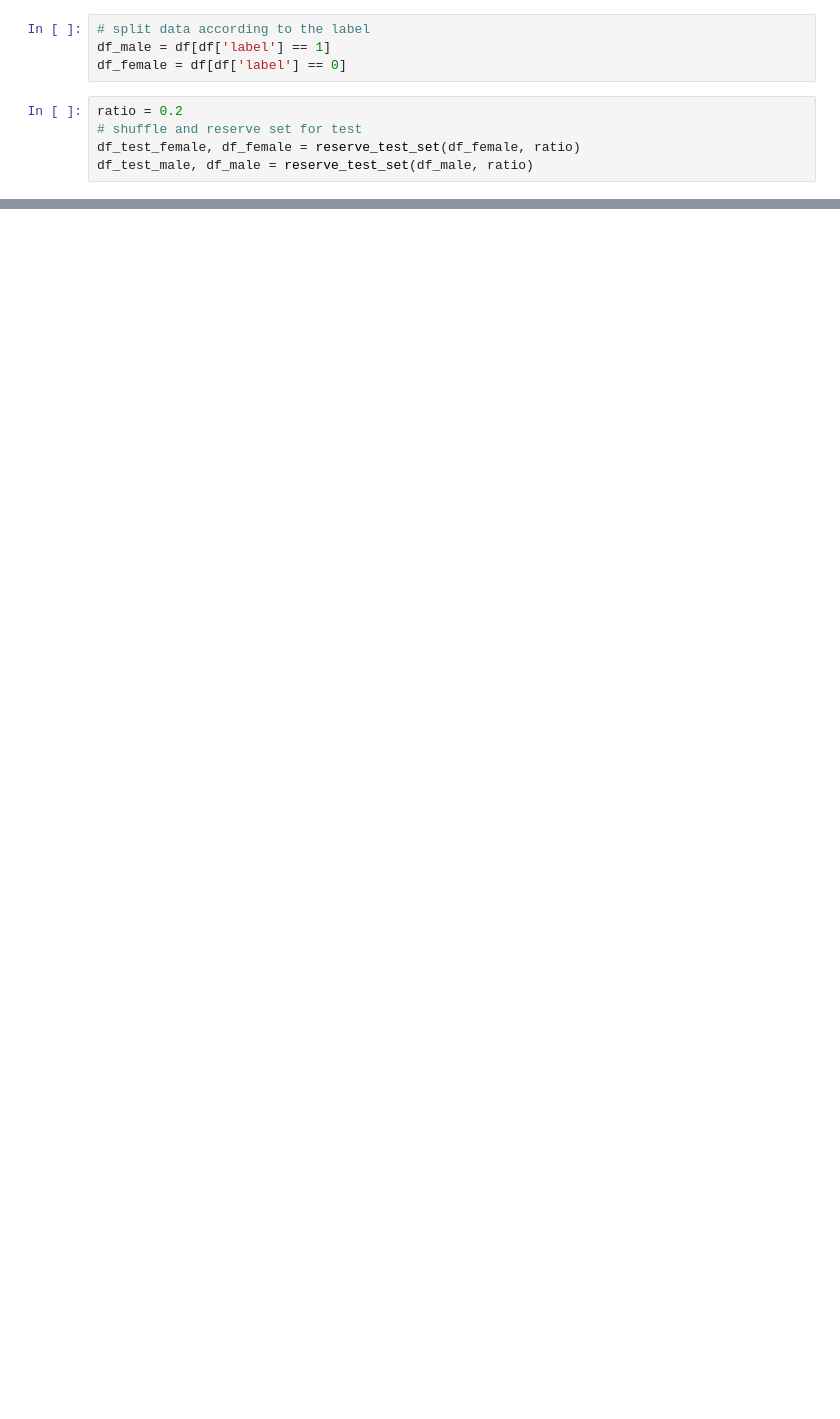
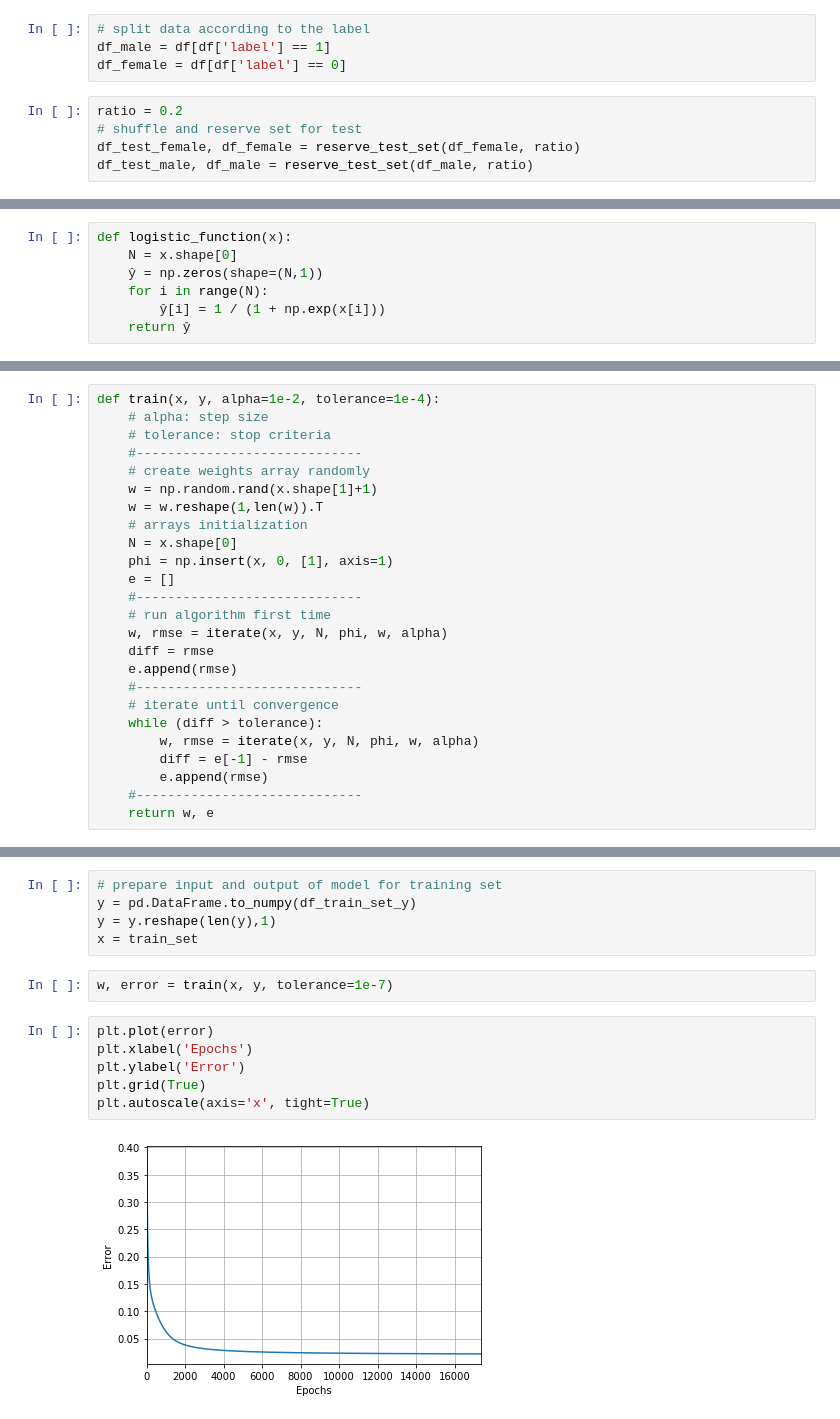
Before and after one commit to ito-rafael/IA006C-MachineLearning, a Jupyter notebook: efc2/efc2_ex1.ipynb, the cells around one changed output, grey strips where cells are left out. Cells and saved outputs as stored; diff of their text form; blank space fills up the shorter version.

```diff
--- a/efc2/efc2_ex1.ipynb
+++ b/efc2/efc2_ex1.ipynb
@@ -99,0 +98,7 @@ array([[ 0.80049332,  0.19454469, -0.71038252, ...,  0.87536633,
+# %%
+def logistic_function(x):
+    N = x.shape[0]
+    ŷ = np.zeros(shape=(N,1))
+    for i in range(N):
+        ŷ[i] = 1 / (1 + np.exp(x[i]))
+    return ŷ
@@ -99,0 +116,25 @@ array([[ 0.80049332,  0.19454469, -0.71038252, ...,  0.87536633,
+# %%
+def train(x, y, alpha=1e-2, tolerance=1e-4):
+    # alpha: step size
+    # tolerance: stop criteria
+    #-----------------------------
+    # create weights array randomly
+    w = np.random.rand(x.shape[1]+1)
+    w = w.reshape(1,len(w)).T
+    # arrays initialization
+    N = x.shape[0]
+    phi = np.insert(x, 0, [1], axis=1)
+    e = []
+    #-----------------------------
+    # run algorithm first time
+    w, rmse = iterate(x, y, N, phi, w, alpha)
+    diff = rmse
+    e.append(rmse)
+    #-----------------------------
+    # iterate until convergence
+    while (diff > tolerance):
+        w, rmse = iterate(x, y, N, phi, w, alpha)
+        diff = e[-1] - rmse
+        e.append(rmse)
+    #-----------------------------
+    return w, e
@@ -99,0 +149,15 @@ array([[ 0.80049332,  0.19454469, -0.71038252, ...,  0.87536633,
+# %%
+# prepare input and output of model for training set
+y = pd.DataFrame.to_numpy(df_train_set_y)
+y = y.reshape(len(y),1)
+x = train_set
+# %%
+w, error = train(x, y, tolerance=1e-7)
+# %%
+plt.plot(error)
+plt.xlabel('Epochs')
+plt.ylabel('Error')
+plt.grid(True)
+plt.autoscale(axis='x', tight=True)
+# %% [output]
+[figure, added]
```
Also changed, not shown: parts of 22 cells of this notebook, 43 other files.
